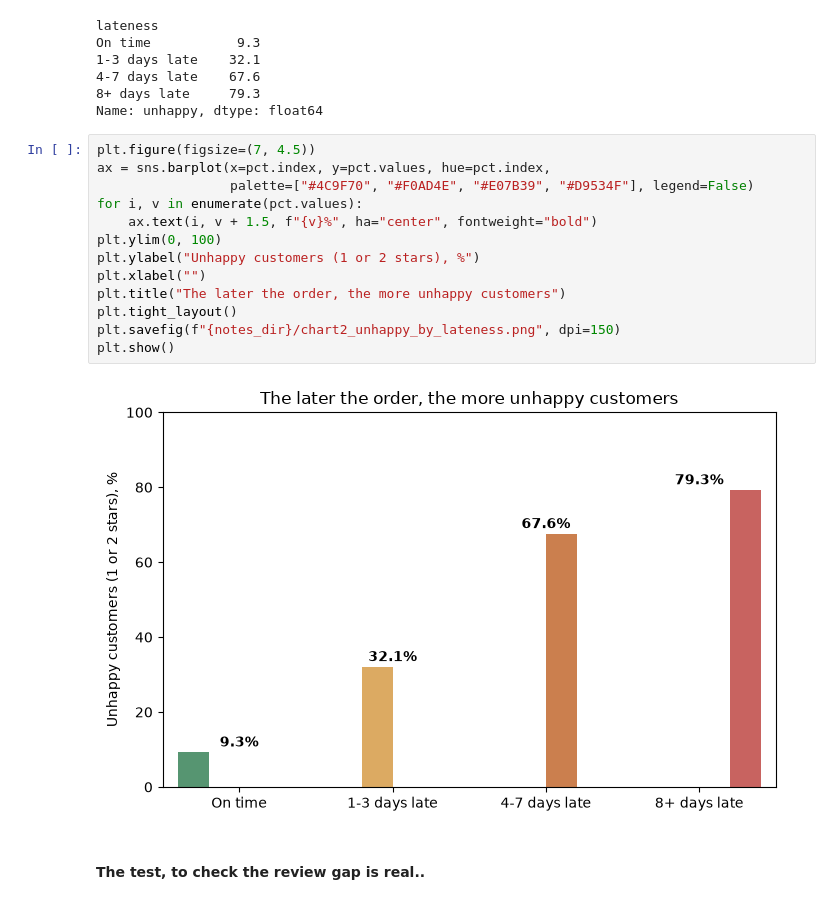
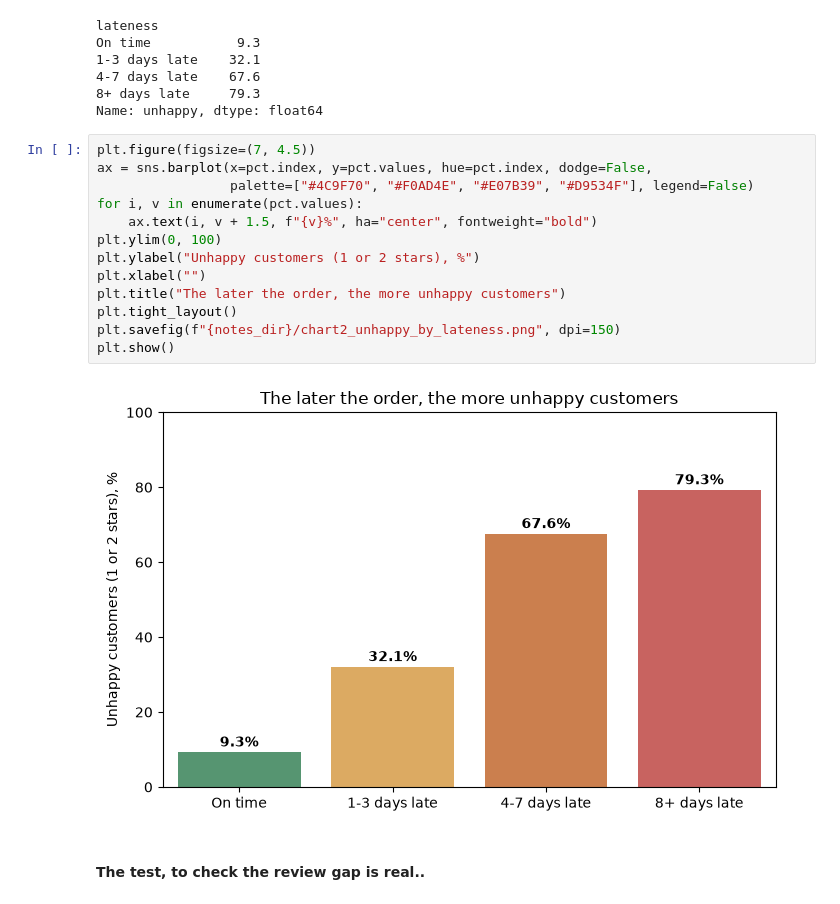
Before and after one commit to Bsbiswal231/olist-delivery-analysis, a Jupyter notebook: olist_delivery_analysis.ipynb, the cells around one changed output. Cells and saved outputs as stored; diff of their text form.

Commit message:
Add Python notebook, charts and findings

```diff
--- a/olist_delivery_analysis.ipynb
+++ b/olist_delivery_analysis.ipynb
@@ -111,19 +111,19 @@ On time           9.3
 Name: unhappy, dtype: float64
 # %%
 plt.figure(figsize=(7, 4.5))
-ax = sns.barplot(x=pct.index, y=pct.values, hue=pct.index,
+ax = sns.barplot(x=pct.index, y=pct.values, hue=pct.index, dodge=False,
                  palette=["#4C9F70", "#F0AD4E", "#E07B39", "#D9534F"], legend=False)
 for i, v in enumerate(pct.values):
     ax.text(i, v + 1.5, f"{v}%", ha="center", fontweight="bold")
 plt.ylim(0, 100)
 plt.ylabel("Unhappy customers (1 or 2 stars), %")
 plt.xlabel("")
 plt.title("The later the order, the more unhappy customers")
 plt.tight_layout()
 plt.savefig(f"{notes_dir}/chart2_unhappy_by_lateness.png", dpi=150)
 plt.show()
 # %% [output]
-[figure, old version]
+[figure, new version]
 # %% [markdown]
 #### The test, to check the review gap is real..
 # %%
```
Also changed, not shown: 2 other files.
